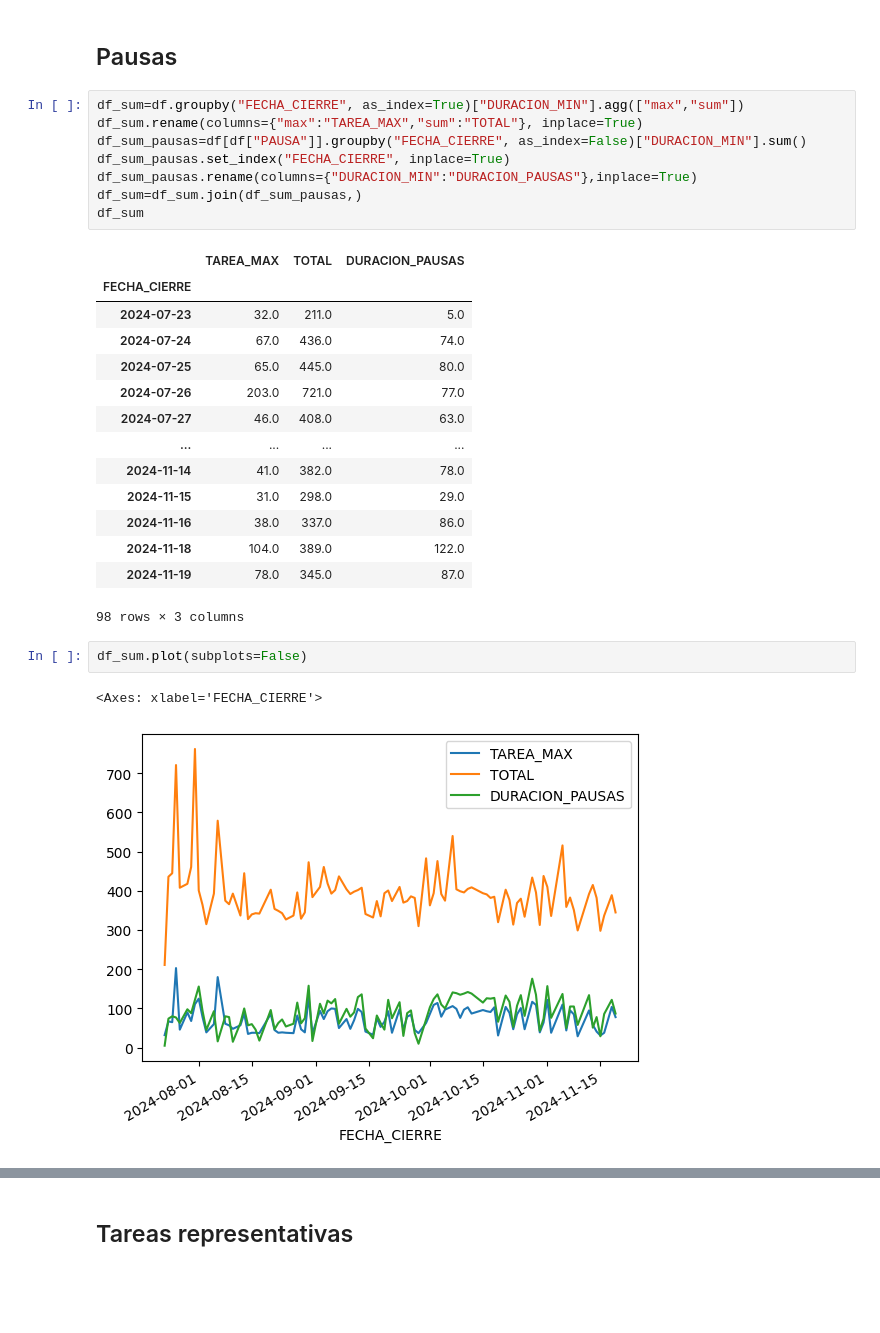
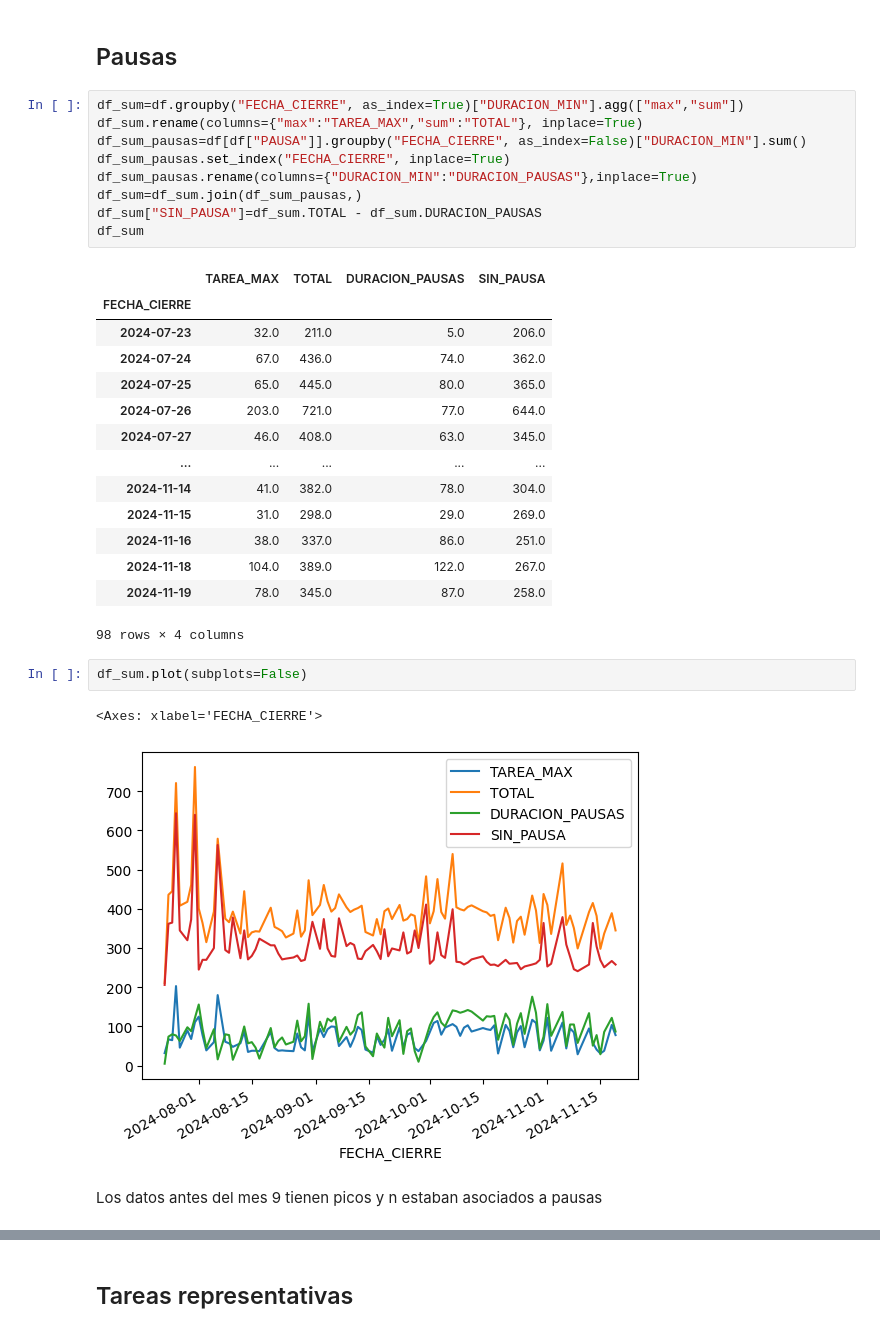
Before and after one commit to juanmedina-seti/bancow_genai, a Jupyter notebook: src/QACierreCaliMemV2/analisis.ipynb, the cells around one changed output, grey strips where cells are left out. Cells and saved outputs as stored; diff of their text form; blank space fills up the shorter version.

```diff
--- a/src/QACierreCaliMemV2/analisis.ipynb
+++ b/src/QACierreCaliMemV2/analisis.ipynb
@@ -113,28 +113,31 @@ Conclusion. Distribución de cola derecha con valores extremos (anomalias) por e
 # %%
 df_sum=df.groupby("FECHA_CIERRE", as_index=True)["DURACION_MIN"].agg(["max","sum"])
 df_sum.rename(columns={"max":"TAREA_MAX","sum":"TOTAL"}, inplace=True)
 df_sum_pausas=df[df["PAUSA"]].groupby("FECHA_CIERRE", as_index=False)["DURACION_MIN"].sum()
 df_sum_pausas.set_index("FECHA_CIERRE", inplace=True)
 df_sum_pausas.rename(columns={"DURACION_MIN":"DURACION_PAUSAS"},inplace=True)
 df_sum=df_sum.join(df_sum_pausas,)
+df_sum["SIN_PAUSA"]=df_sum.TOTAL - df_sum.DURACION_PAUSAS
 df_sum
 # %% [output]
-|  | TAREA_MAX | TOTAL | DURACION_PAUSAS |
-| FECHA_CIERRE |  |  |  |
-| 2024-07-23 | 32.0 | 211.0 | 5.0 |
-| 2024-07-24 | 67.0 | 436.0 | 74.0 |
-| 2024-07-25 | 65.0 | 445.0 | 80.0 |
-| 2024-07-26 | 203.0 | 721.0 | 77.0 |
-| 2024-07-27 | 46.0 | 408.0 | 63.0 |
-| ... | ... | ... | ... |
-| 2024-11-14 | 41.0 | 382.0 | 78.0 |
-| 2024-11-15 | 31.0 | 298.0 | 29.0 |
-| 2024-11-16 | 38.0 | 337.0 | 86.0 |
-| 2024-11-18 | 104.0 | 389.0 | 122.0 |
-| 2024-11-19 | 78.0 | 345.0 | 87.0 |
+|  | TAREA_MAX | TOTAL | DURACION_PAUSAS | SIN_PAUSA |
+| FECHA_CIERRE |  |  |  |  |
+| 2024-07-23 | 32.0 | 211.0 | 5.0 | 206.0 |
+| 2024-07-24 | 67.0 | 436.0 | 74.0 | 362.0 |
+| 2024-07-25 | 65.0 | 445.0 | 80.0 | 365.0 |
+| 2024-07-26 | 203.0 | 721.0 | 77.0 | 644.0 |
+| 2024-07-27 | 46.0 | 408.0 | 63.0 | 345.0 |
+| ... | ... | ... | ... | ... |
+| 2024-11-14 | 41.0 | 382.0 | 78.0 | 304.0 |
+| 2024-11-15 | 31.0 | 298.0 | 29.0 | 269.0 |
+| 2024-11-16 | 38.0 | 337.0 | 86.0 | 251.0 |
+| 2024-11-18 | 104.0 | 389.0 | 122.0 | 267.0 |
+| 2024-11-19 | 78.0 | 345.0 | 87.0 | 258.0 |
-98 rows × 3 columns
+98 rows × 4 columns
 # %%
 df_sum.plot(subplots=False)
 # %% [output]
 <Axes: xlabel='FECHA_CIERRE'>
-[figure, old version]
+[figure, new version]
+# %% [markdown]
+Los datos antes del mes 9 tienen picos y n estaban asociados a pausas
```
Also changed, not shown: parts of 18 cells of this notebook, 2 other files.
